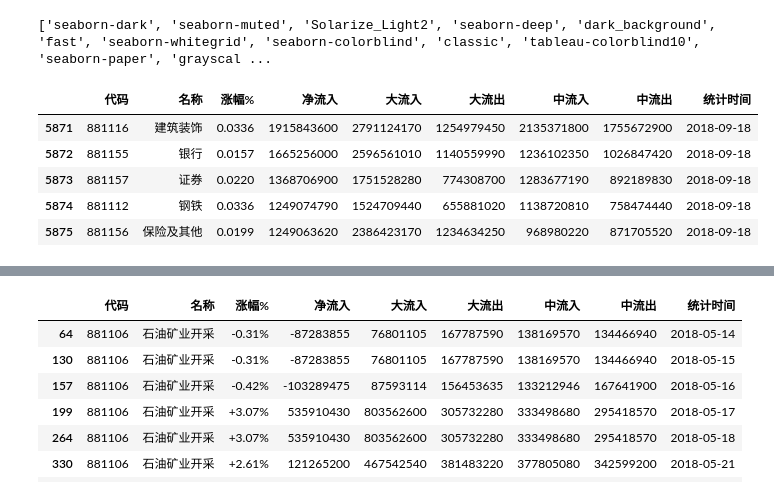
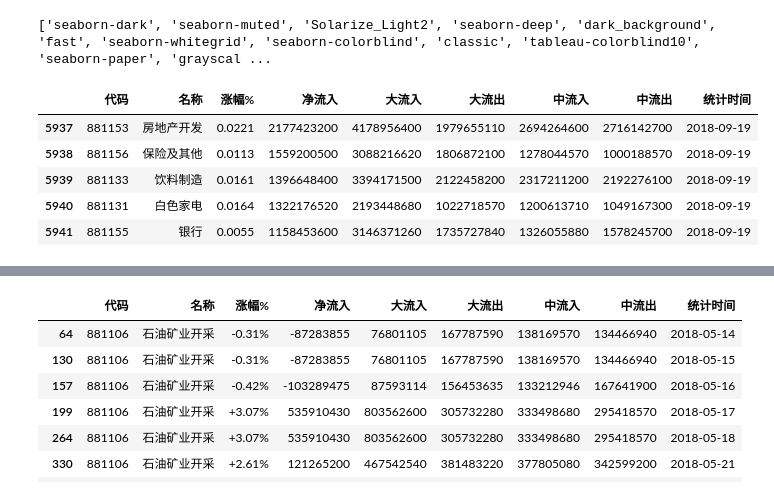
Before and after one commit to sunmd/DataAnlysisDemo, a Jupyter notebook: StockAnlysis.ipynb, the cells around one changed output, grey strips where cells are left out. Cells and saved outputs as stored; diff of their text form; code cells hidden in the pictures.

```diff
--- a/StockAnlysis.ipynb
+++ b/StockAnlysis.ipynb
@@ -212,18 +212,18 @@ def ycz():
 # %%
 file_date = '2018-09'
 
-to_day = '2018-09-18'
+to_day = '2018-09-19'
 
-df = save_one_day( file_date, columns_name, 18)
+df = save_one_day( file_date, columns_name, 19)
 
-df[df['统计时间']=='2018-09-18'].head()
+df[df['统计时间']=='2018-09-19'].head()
 # %% [output]
 |  | 代码 | 名称 | 涨幅% | 净流入 | 大流入 | 大流出 | 中流入 | 中流出 | 统计时间 |
-| 5871 | 881116 | 建筑装饰 | 0.0336 | 1915843600 | 2791124170 | 1254979450 | 2135371800 | 1755672900 | 2018-09-18 |
-| 5872 | 881155 | 银行 | 0.0157 | 1665256000 | 2596561010 | 1140559990 | 1236102350 | 1026847420 | 2018-09-18 |
-| 5873 | 881157 | 证券 | 0.0220 | 1368706900 | 1751528280 | 774308700 | 1283677190 | 892189830 | 2018-09-18 |
-| 5874 | 881112 | 钢铁 | 0.0336 | 1249074790 | 1524709440 | 655881020 | 1138720810 | 758474440 | 2018-09-18 |
-| 5875 | 881156 | 保险及其他 | 0.0199 | 1249063620 | 2386423170 | 1234634250 | 968980220 | 871705520 | 2018-09-18 |
+| 5937 | 881153 | 房地产开发 | 0.0221 | 2177423200 | 4178956400 | 1979655110 | 2694264600 | 2716142700 | 2018-09-19 |
+| 5938 | 881156 | 保险及其他 | 0.0113 | 1559200500 | 3088216620 | 1806872100 | 1278044570 | 1000188570 | 2018-09-19 |
+| 5939 | 881133 | 饮料制造 | 0.0161 | 1396648400 | 3394171500 | 2122458200 | 2317211200 | 2192276100 | 2018-09-19 |
+| 5940 | 881131 | 白色家电 | 0.0164 | 1322176520 | 2193448680 | 1022718570 | 1200613710 | 1049167300 | 2018-09-19 |
+| 5941 | 881155 | 银行 | 0.0055 | 1158453600 | 3146371260 | 1735727840 | 1326055880 | 1578245700 | 2018-09-19 |
 # %%
 df[df['统计时间']==to_day].sort_values('净流入',ascending=False)\
 .style.use(mystl.export()).format({'涨幅%':"{:+.2%}"})
```
Also changed, not shown: parts of 3 cells of this notebook.
